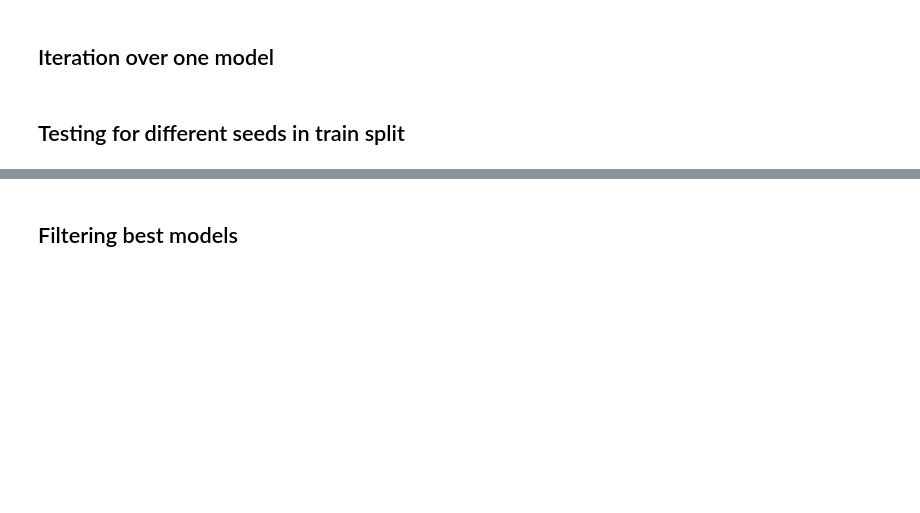
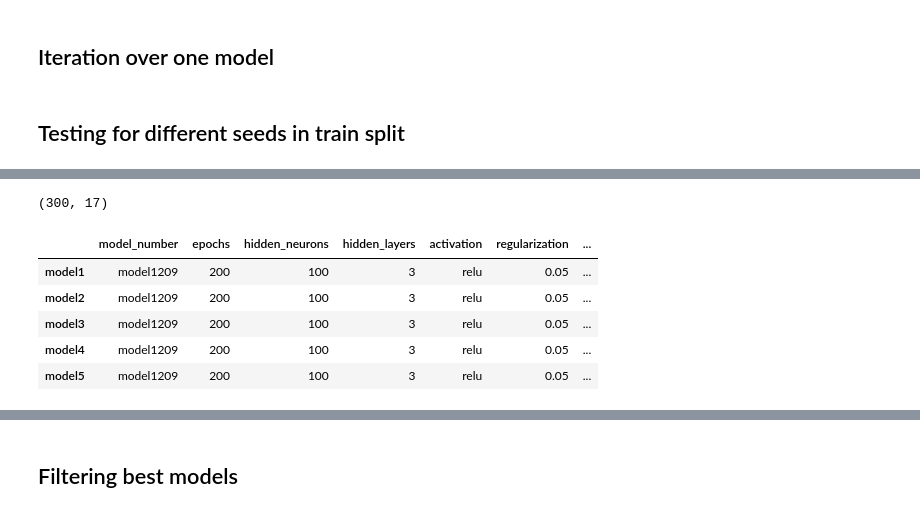
Before and after one commit to edgaregurrola/satellite_aq, a Jupyter notebook: notebooks/06c-TrainSplitVariation.ipynb, the cells around one changed output, grey strips where cells are left out. Cells and saved outputs as stored; diff of their text form; code cells hidden in the pictures; blank space fills up the shorter version.

```diff
--- a/notebooks/06c-TrainSplitVariation.ipynb
+++ b/notebooks/06c-TrainSplitVariation.ipynb
@@ -259,0 +270,16 @@ df_models.to_csv('../output/data/nn_models_trainsplit_v1.csv')
+# %%
+df_models = df_models.transpose()
+df_models = df_models.rename(columns={0:'model_number', 1:'epochs',2:'hidden_neurons',3:'hidden_layers',4:'activation',
+                        5:'regularization',6:'random_state_trainsplit', 7:'acc_train',8:'mse_train',9:'mae_train',
+                        10:'rmse_train',11:'ia_train',12:'acc_test',
+                         13:'mse_test',14:'mae_test',15:'rmse_test',16:'ia_test'})
+print(df_models.shape)
+df_models.head(5)
+# %% [output]
+(300, 17)
+|  | model_number | epochs | hidden_neurons | hidden_layers | activation | regularization | ... |
+| model1 | model1209 | 200 | 100 | 3 | relu | 0.05 | ... |
+| model2 | model1209 | 200 | 100 | 3 | relu | 0.05 | ... |
+| model3 | model1209 | 200 | 100 | 3 | relu | 0.05 | ... |
+| model4 | model1209 | 200 | 100 | 3 | relu | 0.05 | ... |
+| model5 | model1209 | 200 | 100 | 3 | relu | 0.05 | ... |
```
Also changed, not shown: parts of 17 cells of this notebook, 12 other files.
